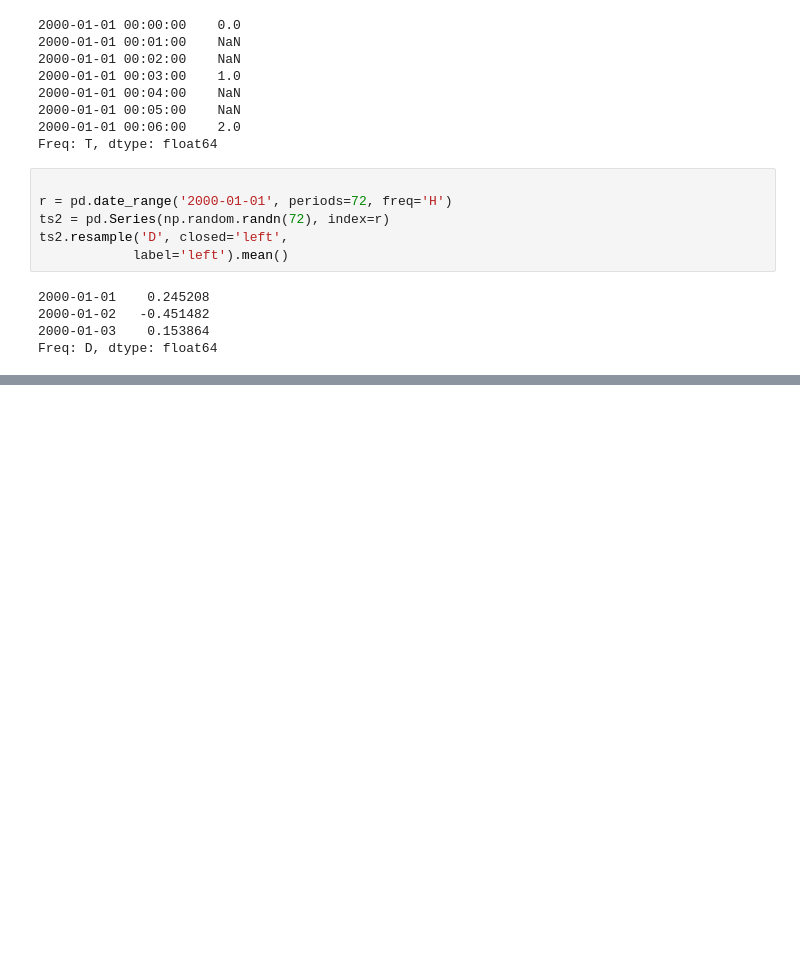
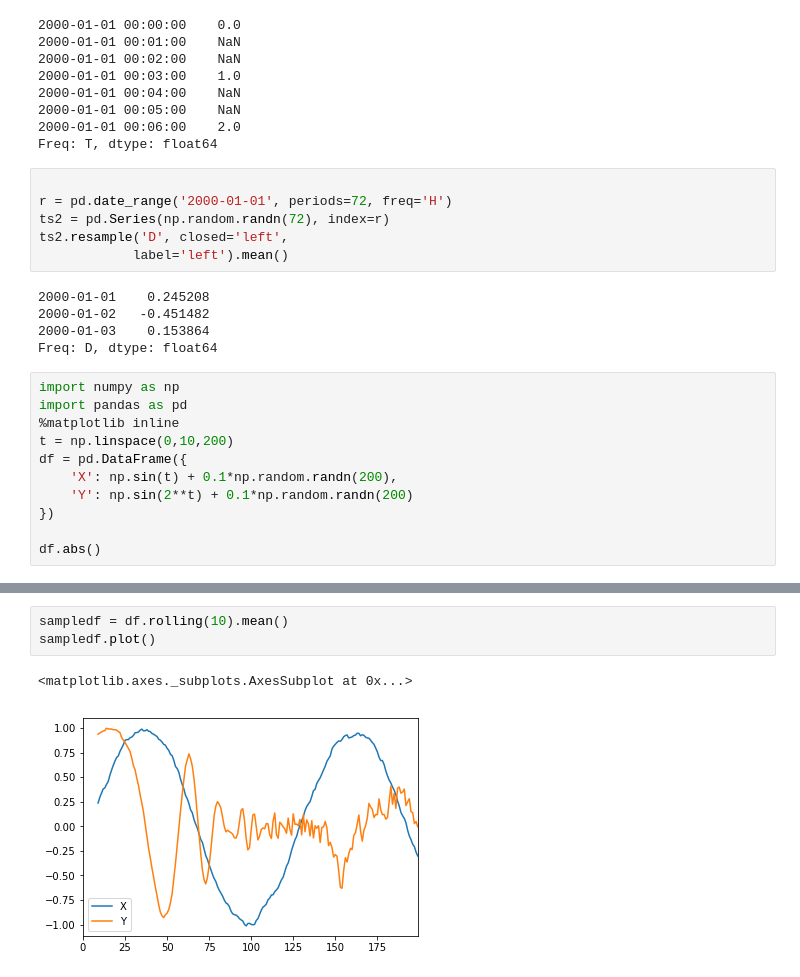
Before and after one commit to marikamurphy/pythonExercises1, a Jupyter notebook: pandas/io/plotting_practice.ipynb, the cells around one changed output, grey strips where cells are left out. Saved outputs shown, nothing was run; the diff lists cells and outputs as text; blank space fills up the shorter version.

Commit message:
Finished plotting practice

```diff
--- a/pandas/io/plotting_practice.ipynb
+++ b/pandas/io/plotting_practice.ipynb
@@ -59,3 +40,14 @@ ts2.resample('D', closed='left',
 2000-01-02   -0.451482
 2000-01-03    0.153864
 Freq: D, dtype: float64
+# %%
+import numpy as np
+import pandas as pd
+%matplotlib inline
+t = np.linspace(0,10,200)
+df = pd.DataFrame({
+    'X': np.sin(t) + 0.1*np.random.randn(200),
+    'Y': np.sin(2**t) + 0.1*np.random.randn(200)
+})
+
+df.abs()
@@ -61,0 +104,6 @@ Freq: D, dtype: float64
+# %%
+sampledf = df.rolling(10).mean()
+sampledf.plot()
+# %% [output]
+<matplotlib.axes._subplots.AxesSubplot at 0x...>
+[figure, added]
```
Also changed, not shown: parts of 7 cells of this notebook.
